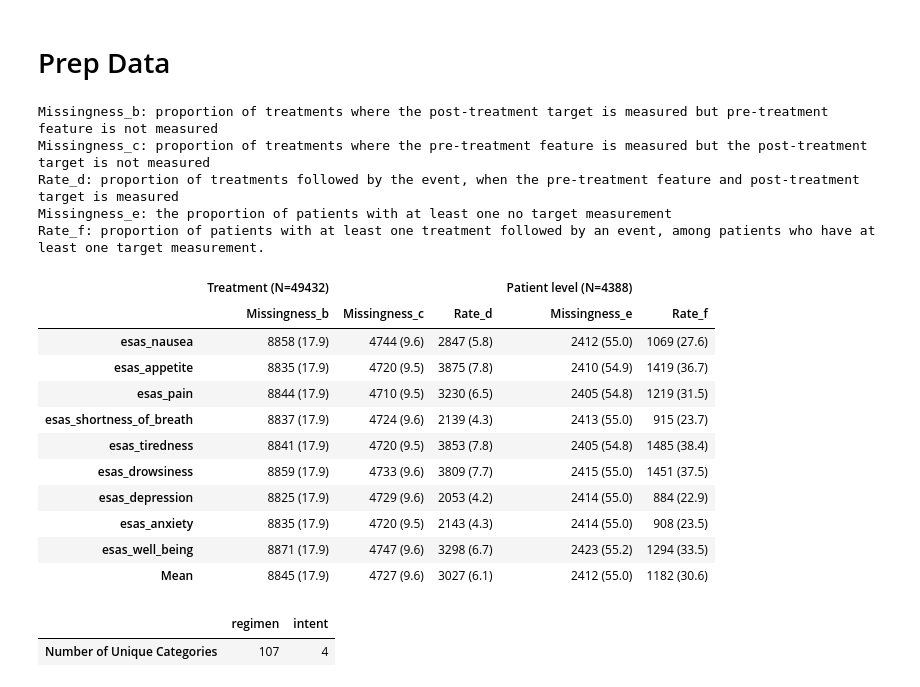
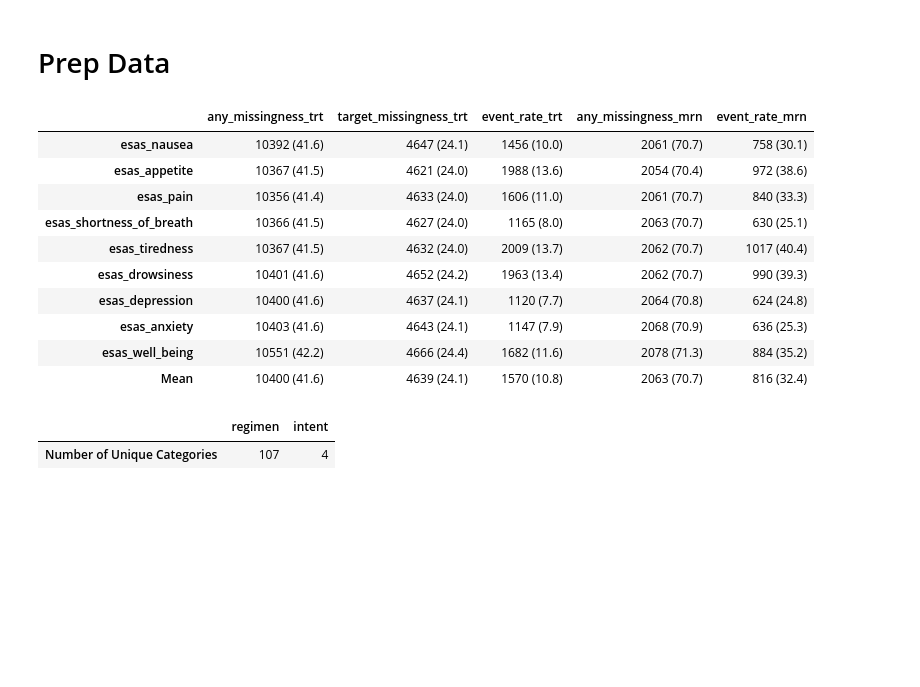
Before and after one commit to ml4oncology/PredUCE, a Jupyter notebook: notebooks/Symptom.ipynb, the cells around one changed output. Saved outputs shown, nothing was run; the diff lists cells and outputs as text; code cells hidden in the pictures; blank space fills up the shorter version.

```diff
--- a/notebooks/Symptom.ipynb
+++ b/notebooks/Symptom.ipynb
@@ -49,43 +48,42 @@ target_pt_increases = [1, 3]
 # %% [markdown]
 # Prep Data
 # %%
+# filter out dates before 2014 and after 2020
+df = drop_samples_outside_study_date(df)
+
+# keep only the first treatment session of a given week
+df = keep_only_one_per_week(df)
+
 # get the change in measurement since previous assessment
 df = get_change_since_prev_session(df)
-
-# filter out dates before 2014 and after 2020
-df = drop_samples_outside_study_date(df)
 
 # extract labels
 symp = pd.read_parquet('./data/external/symptom.parquet.gzip')
 df = get_symptom_labels(df, symp)
 for pt_increase in target_pt_increases:
-    scoring_map = {symp: pt_increase for symp in symp_cols if symp != 'patient_ecog'}
+    scoring_map = {symp: pt_increase for symp in SYMP_COLS}
     df = convert_to_binary_symptom_labels(df, scoring_map=scoring_map)
 # %%
-pretreatment_cols = ['nausea', 'appetite', 'pain', 'shortness_of_breath', 'tiredness', 'drowsiness', 'depression', 'anxiety', 'well_being']
-pretreatment_cols = [f'esas_{col}' for col in pretreatment_cols]
+pretreatment_cols = [f'esas_{symp}' for symp in ['nausea', 'appetite', 'pain', 'shortness_of_breath', 'tiredness', 'drowsiness', 'depression', 'anxiety', 'well_being']]
 posttreatment_cols = [f'target_{col}_survey_date' for col in pretreatment_cols]
 event_cols = [f'target_{col}_3pt_change' for col in pretreatment_cols]
-result = pre_and_post_treatment_missingness_summary(df, pretreatment_cols, posttreatment_cols, event_cols)
-result.to_csv('./result/tables/missingness_summary.csv')
-result
+splitter = Splitter()
+dev_cohort, test_cohort = splitter.temporal_split(df, split_date='2017-10-01')
+for name, cohort in {'test': test_cohort, 'dev': dev_cohort}.items():
+    result = pre_and_post_treatment_missingness_summary(cohort, pretreatment_cols, posttreatment_cols, event_cols)
+    result.to_csv(f'./result/tables/missingness_summary_{name}_cohort.csv')
+result[['any_missingness_trt', 'target_missingness_trt', 'event_rate_trt', 'any_missingness_mrn', 'event_rate_mrn']]
 # %% [output]
-Missingness_b: proportion of treatments where the post-treatment target is measured but pre-treatment feature is not measured
-Missingness_c: proportion of treatments where the pre-treatment feature is measured but the post-treatment target is not measured
-Rate_d: proportion of treatments followed by the event, when the pre-treatment feature and post-treatment target is measured
-Missingness_e: the proportion of patients with at least one no target measurement
-Rate_f: proportion of patients with at least one treatment followed by an event, among patients who have at least one target measurement.
-|  | Treatment (N=49432) |  |  | Patient level (N=4388) |  |
-|  | Missingness_b | Missingness_c | Rate_d | Missingness_e | Rate_f |
-| esas_nausea | 8858 (17.9) | 4744 (9.6) | 2847 (5.8) | 2412 (55.0) | 1069 (27.6) |
-| esas_appetite | 8835 (17.9) | 4720 (9.5) | 3875 (7.8) | 2410 (54.9) | 1419 (36.7) |
-| esas_pain | 8844 (17.9) | 4710 (9.5) | 3230 (6.5) | 2405 (54.8) | 1219 (31.5) |
-| esas_shortness_of_breath | 8837 (17.9) | 4724 (9.6) | 2139 (4.3) | 2413 (55.0) | 915 (23.7) |
-| esas_tiredness | 8841 (17.9) | 4720 (9.5) | 3853 (7.8) | 2405 (54.8) | 1485 (38.4) |
-| esas_drowsiness | 8859 (17.9) | 4733 (9.6) | 3809 (7.7) | 2415 (55.0) | 1451 (37.5) |
-| esas_depression | 8825 (17.9) | 4729 (9.6) | 2053 (4.2) | 2414 (55.0) | 884 (22.9) |
-| esas_anxiety | 8835 (17.9) | 4720 (9.5) | 2143 (4.3) | 2414 (55.0) | 908 (23.5) |
-| esas_well_being | 8871 (17.9) | 4747 (9.6) | 3298 (6.7) | 2423 (55.2) | 1294 (33.5) |
-| Mean | 8845 (17.9) | 4727 (9.6) | 3027 (6.1) | 2412 (55.0) | 1182 (30.6) |
+|  | any_missingness_trt | target_missingness_trt | event_rate_trt | any_missingness_mrn | event_rate_mrn |
+| esas_nausea | 10392 (41.6) | 4647 (24.1) | 1456 (10.0) | 2061 (70.7) | 758 (30.1) |
+| esas_appetite | 10367 (41.5) | 4621 (24.0) | 1988 (13.6) | 2054 (70.4) | 972 (38.6) |
+| esas_pain | 10356 (41.4) | 4633 (24.0) | 1606 (11.0) | 2061 (70.7) | 840 (33.3) |
+| esas_shortness_of_breath | 10366 (41.5) | 4627 (24.0) | 1165 (8.0) | 2063 (70.7) | 630 (25.1) |
+| esas_tiredness | 10367 (41.5) | 4632 (24.0) | 2009 (13.7) | 2062 (70.7) | 1017 (40.4) |
+| esas_drowsiness | 10401 (41.6) | 4652 (24.2) | 1963 (13.4) | 2062 (70.7) | 990 (39.3) |
+| esas_depression | 10400 (41.6) | 4637 (24.1) | 1120 (7.7) | 2064 (70.8) | 624 (24.8) |
+| esas_anxiety | 10403 (41.6) | 4643 (24.1) | 1147 (7.9) | 2068 (70.9) | 636 (25.3) |
+| esas_well_being | 10551 (42.2) | 4666 (24.4) | 1682 (11.6) | 2078 (71.3) | 884 (35.2) |
+| Mean | 10400 (41.6) | 4639 (24.1) | 1570 (10.8) | 2063 (70.7) | 816 (32.4) |
 # %%
 # filter out sessions without any labels
```
Also changed, not shown: parts of 14 cells of this notebook, 26 other files.
